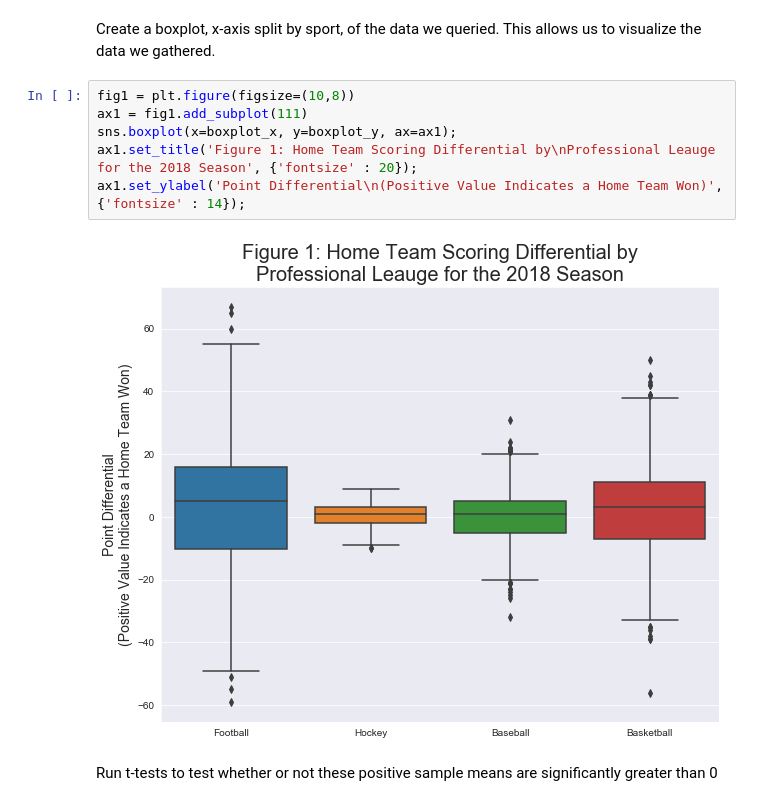
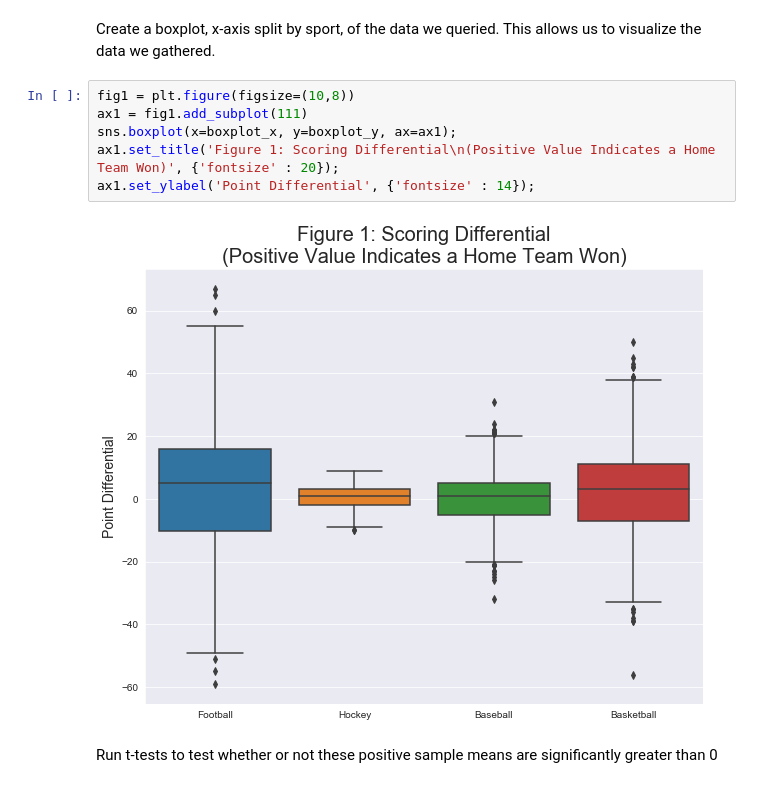
Before and after one commit to jprinfret/home_field_advantage, a Jupyter notebook: evaluating_home_field_advantage.ipynb, the cells around one changed output. Cells and saved outputs as stored; diff of their text form.

```diff
--- a/evaluating_home_field_advantage.ipynb
+++ b/evaluating_home_field_advantage.ipynb
@@ -406,11 +406,11 @@ Create a boxplot, x-axis split by sport, of the data we queried. This allows us
 # %%
 fig1 = plt.figure(figsize=(10,8))
 ax1 = fig1.add_subplot(111)
 sns.boxplot(x=boxplot_x, y=boxplot_y, ax=ax1);
-ax1.set_title('Figure 1: Home Team Scoring Differential by\nProfessional Leauge for the 2018 Season', {'fontsize' : 20});
-ax1.set_ylabel('Point Differential\n(Positive Value Indicates a Home Team Won)', {'fontsize' : 14});
+ax1.set_title('Figure 1: Scoring Differential\n(Positive Value Indicates a Home Team Won)', {'fontsize' : 20});
+ax1.set_ylabel('Point Differential', {'fontsize' : 14});
 # %% [output]
-[figure, old version]
+[figure, new version]
 # %% [markdown]
 Run t-tests to test whether or not these positive sample means are significantly greater than 0
 # %%
```
Also changed, not shown: parts of 2 cells of this notebook.
